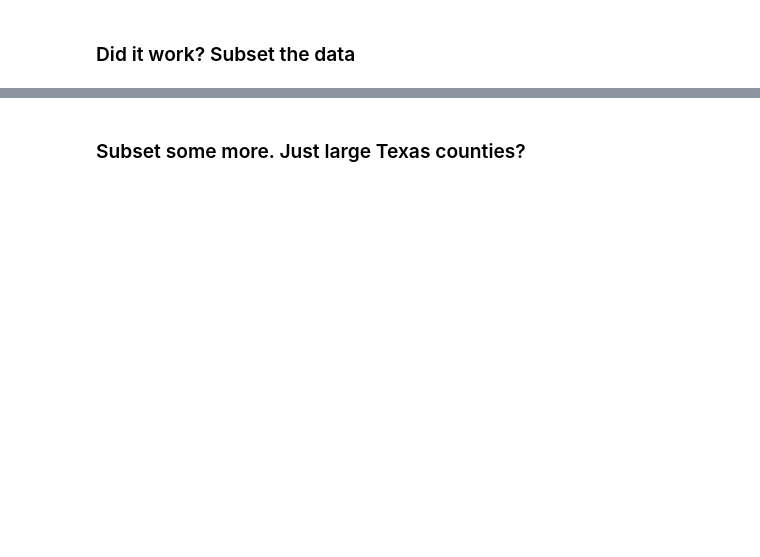
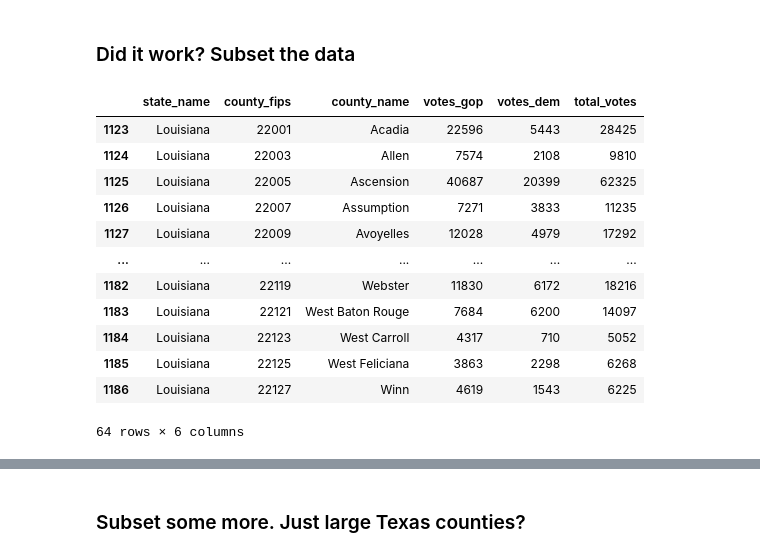
Before and after one commit to stiles/usc, a Jupyter notebook: notebooks/demos/04_presidential_results_inclassdemo.ipynb, the cells around one changed output, grey strips where cells are left out. Drawn from its saved outputs; the diff is of its cells as text; code cells hidden in the pictures; blank space fills up the shorter version.

```diff
--- a/notebooks/demos/04_presidential_results_inclassdemo.ipynb
+++ b/notebooks/demos/04_presidential_results_inclassdemo.ipynb
@@ -25,2 +40,4 @@ df["county_fips"] = df["county_fips"].astype(str)
 # %% [markdown]
 ### Deal with four-digit FIPS codes
+# %%
+df["county_fips"] = df["county_fips"].str.zfill(5)
@@ -32,0 +80,4 @@ df["county_fips"] = df["county_fips"].astype(str)
+# %%
+df["county_name"] = (
+    df["county_name"].str.replace(" County", "").str.replace(" Parish", "")
+)
@@ -33,2 +93,18 @@ df["county_fips"] = df["county_fips"].astype(str)
 # %% [markdown]
 ### Did it work? Subset the data
+# %%
+df[df["state_name"] == "Louisiana"]
+# %% [output]
+|  | state_name | county_fips | county_name | votes_gop | votes_dem | total_votes |
+| 1123 | Louisiana | 22001 | Acadia | 22596 | 5443 | 28425 |
+| 1124 | Louisiana | 22003 | Allen | 7574 | 2108 | 9810 |
+| 1125 | Louisiana | 22005 | Ascension | 40687 | 20399 | 62325 |
+| 1126 | Louisiana | 22007 | Assumption | 7271 | 3833 | 11235 |
+| 1127 | Louisiana | 22009 | Avoyelles | 12028 | 4979 | 17292 |
+| ... | ... | ... | ... | ... | ... | ... |
+| 1182 | Louisiana | 22119 | Webster | 11830 | 6172 | 18216 |
+| 1183 | Louisiana | 22121 | West Baton Rouge | 7684 | 6200 | 14097 |
+| 1184 | Louisiana | 22123 | West Carroll | 4317 | 710 | 5052 |
+| 1185 | Louisiana | 22125 | West Feliciana | 3863 | 2298 | 6268 |
+| 1186 | Louisiana | 22127 | Winn | 4619 | 1543 | 6225 |
+64 rows × 6 columns
```
Also changed, not shown: parts of 27 cells of this notebook, 1 other file.
